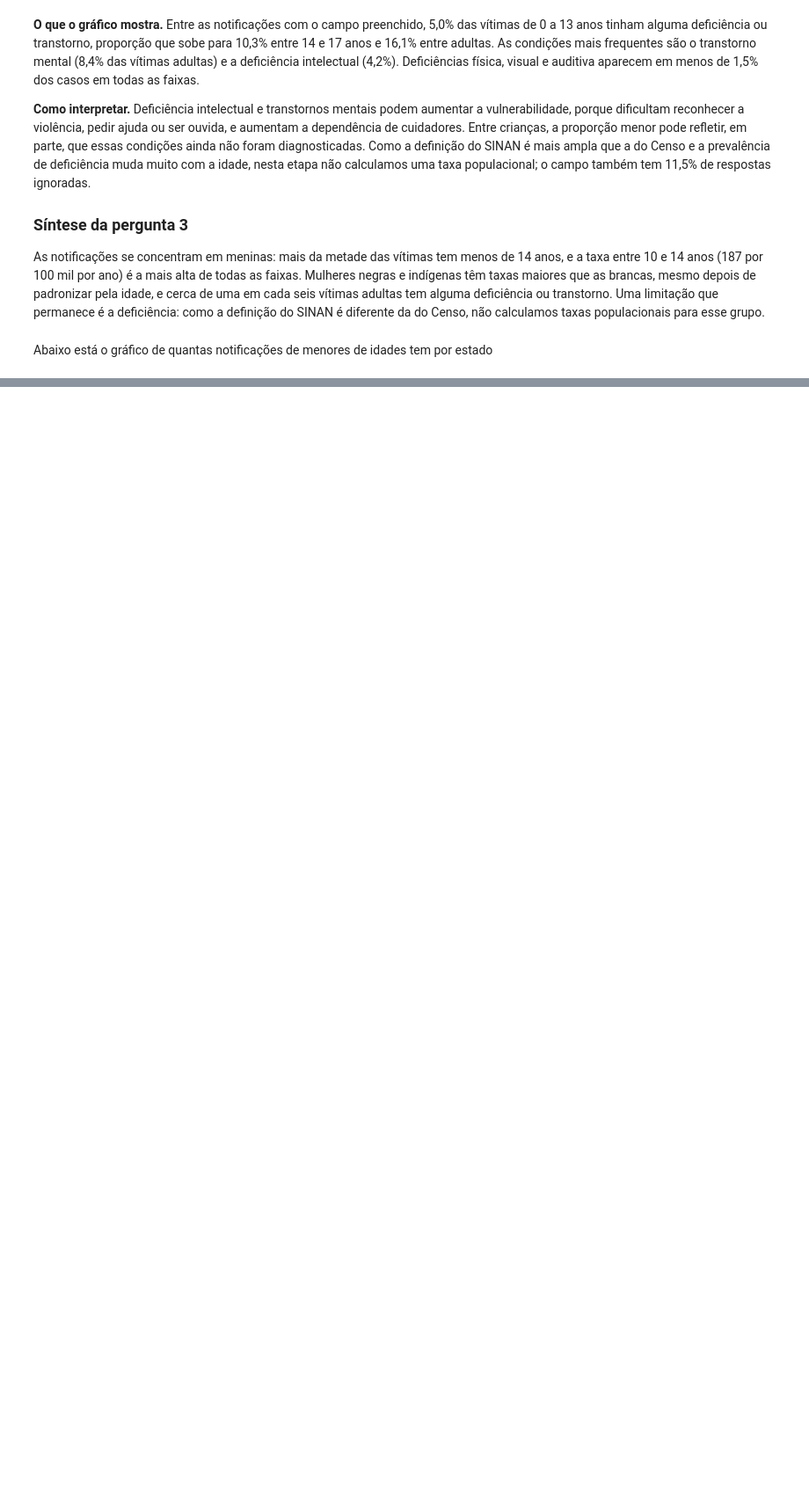
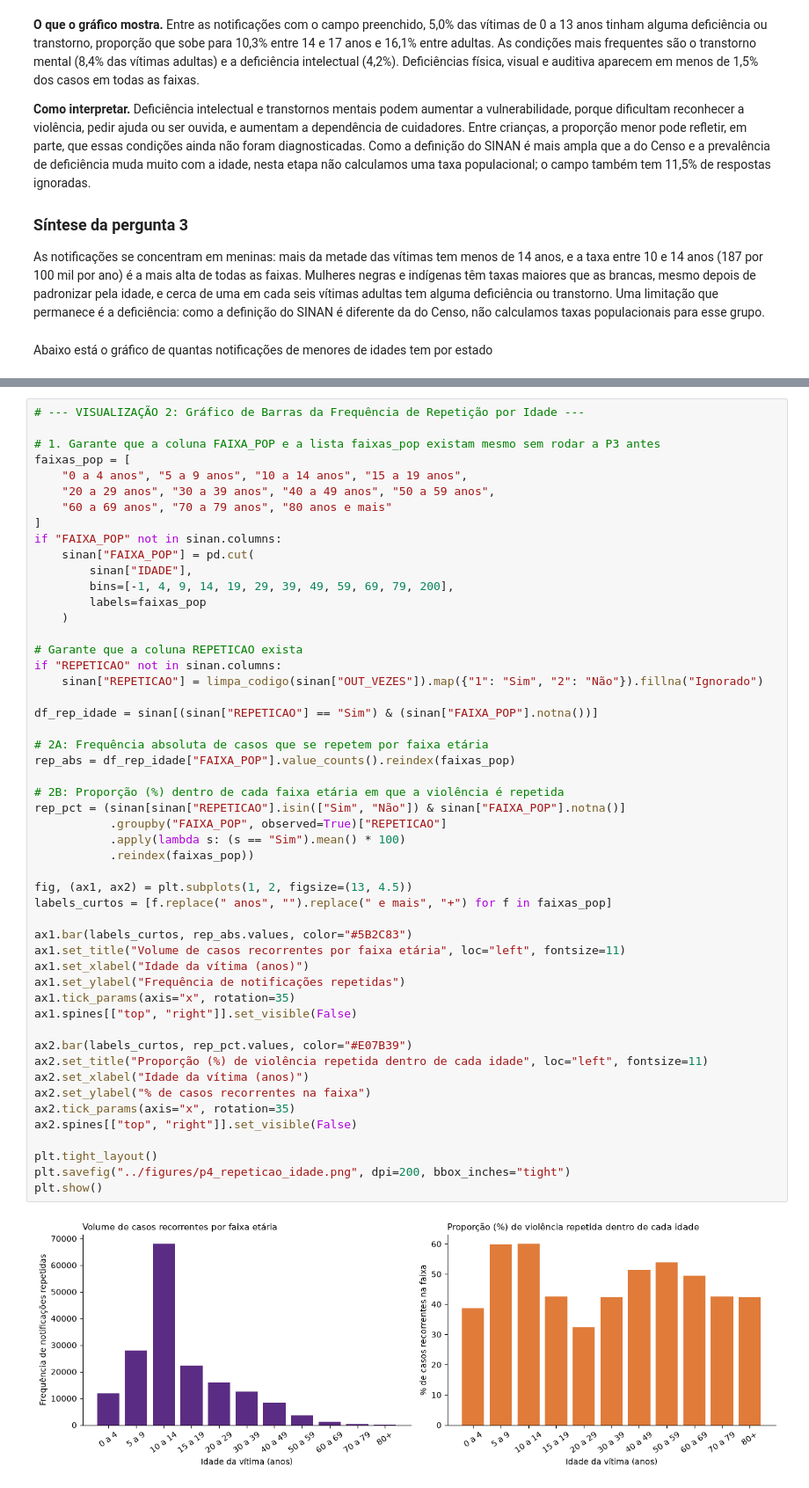
Before and after one commit to gabrielleazev/aedv-violencia-sexual, a Jupyter notebook: notebooks/relatorio.ipynb, the cells around one changed output, grey strips where cells are left out. Shown at 88% size. Drawn from its saved outputs; the diff is of its cells as text; blank space fills up the shorter version.

```diff
--- a/notebooks/relatorio.ipynb
+++ b/notebooks/relatorio.ipynb
@@ -643,0 +781,53 @@ plt.show()
+# %%
+# --- VISUALIZAÇÃO 2: Gráfico de Barras da Frequência de Repetição por Idade ---
+
+# 1. Garante que a coluna FAIXA_POP e a lista faixas_pop existam mesmo sem rodar a P3 antes
+faixas_pop = [
+    "0 a 4 anos", "5 a 9 anos", "10 a 14 anos", "15 a 19 anos",
+    "20 a 29 anos", "30 a 39 anos", "40 a 49 anos", "50 a 59 anos",
+    "60 a 69 anos", "70 a 79 anos", "80 anos e mais"
+]
+if "FAIXA_POP" not in sinan.columns:
+    sinan["FAIXA_POP"] = pd.cut(
+        sinan["IDADE"],
+        bins=[-1, 4, 9, 14, 19, 29, 39, 49, 59, 69, 79, 200],
+        labels=faixas_pop
+    )
+
+# Garante que a coluna REPETICAO exista
+if "REPETICAO" not in sinan.columns:
+    sinan["REPETICAO"] = limpa_codigo(sinan["OUT_VEZES"]).map({"1": "Sim", "2": "Não"}).fillna("Ignorado")
+
+df_rep_idade = sinan[(sinan["REPETICAO"] == "Sim") & (sinan["FAIXA_POP"].notna())]
+
+# 2A: Frequência absoluta de casos que se repetem por faixa etária
+rep_abs = df_rep_idade["FAIXA_POP"].value_counts().reindex(faixas_pop)
+
+# 2B: Proporção (%) dentro de cada faixa etária em que a violência é repetida
+rep_pct = (sinan[sinan["REPETICAO"].isin(["Sim", "Não"]) & sinan["FAIXA_POP"].notna()]
+           .groupby("FAIXA_POP", observed=True)["REPETICAO"]
+           .apply(lambda s: (s == "Sim").mean() * 100)
+           .reindex(faixas_pop))
+
+fig, (ax1, ax2) = plt.subplots(1, 2, figsize=(13, 4.5))
+labels_curtos = [f.replace(" anos", "").replace(" e mais", "+") for f in faixas_pop]
+
+ax1.bar(labels_curtos, rep_abs.values, color="#5B2C83")
+ax1.set_title("Volume de casos recorrentes por faixa etária", loc="left", fontsize=11)
+ax1.set_xlabel("Idade da vítima (anos)")
+ax1.set_ylabel("Frequência de notificações repetidas")
+ax1.tick_params(axis="x", rotation=35)
+ax1.spines[["top", "right"]].set_visible(False)
+
+ax2.bar(labels_curtos, rep_pct.values, color="#E07B39")
+ax2.set_title("Proporção (%) de violência repetida dentro de cada idade", loc="left", fontsize=11)
+ax2.set_xlabel("Idade da vítima (anos)")
+ax2.set_ylabel("% de casos recorrentes na faixa")
+ax2.tick_params(axis="x", rotation=35)
+ax2.spines[["top", "right"]].set_visible(False)
+
+plt.tight_layout()
+plt.savefig("../figures/p4_repeticao_idade.png", dpi=200, bbox_inches="tight")
+plt.show()
+# %% [output]
+[figure, added]
```
Also changed, not shown: parts of 24 cells of this notebook, 17 other files.
